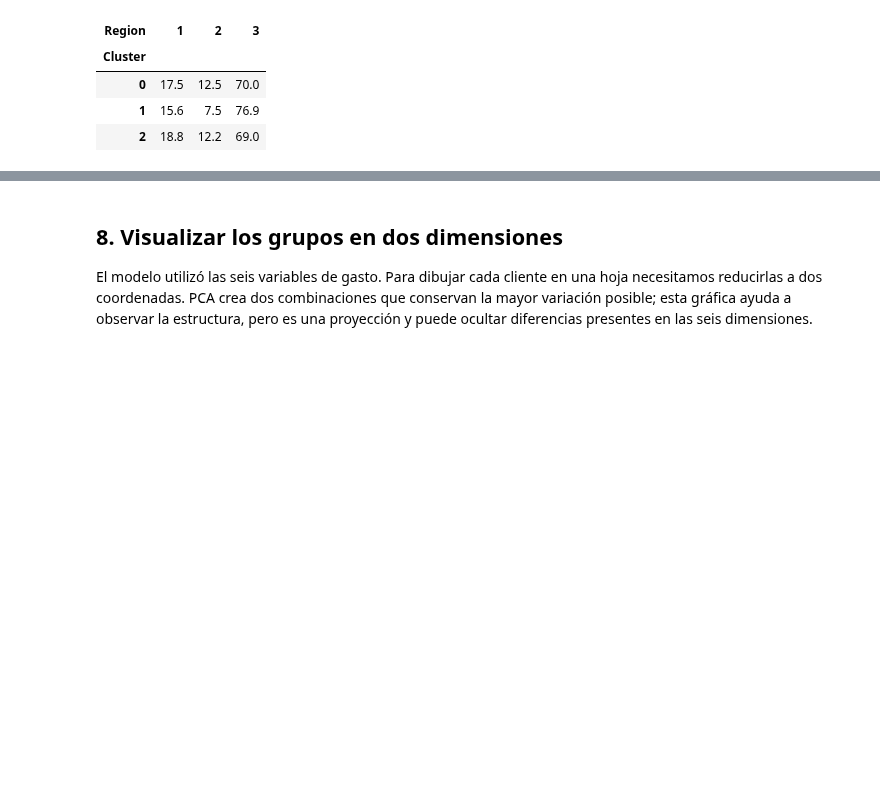
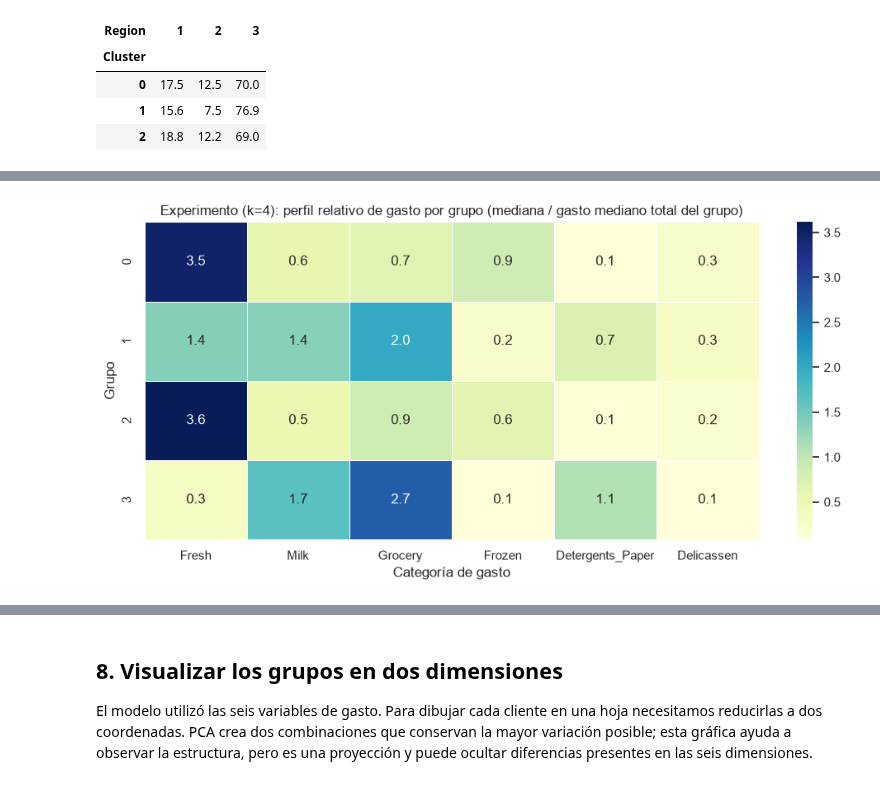
Before and after one commit to dominikcm06/BigData, a Jupyter notebook: U2_1_modelos/notebooks/U4_1_Clustering_Wholesale_Customers.ipynb, the cells around one changed output, grey strips where cells are left out. Saved outputs shown, nothing was run; the diff lists cells and outputs as text; code cells hidden in the pictures; blank space fills up the shorter version.

Commit message:
Agregar experimentacion de K-Means con otro k, etiqueta y semilla

```diff
--- a/U2_1_modelos/notebooks/U4_1_Clustering_Wholesale_Customers.ipynb
+++ b/U2_1_modelos/notebooks/U4_1_Clustering_Wholesale_Customers.ipynb
@@ -631,0 +644,14 @@ Porcentaje de clientes por región dentro de cada grupo:
+# %%
+k_experimento = 4
+modelo_kmeans_exp = KMeans(n_clusters=k_experimento, random_state=7, n_init=10)
+datos["Cluster_experimento"] = modelo_kmeans_exp.fit_predict(X_preparado)
+
+conteo_grupos_exp = datos["Cluster_experimento"].value_counts().sort_index().rename("clientes")
+conteo_grupos_exp = conteo_grupos_exp.to_frame()
+conteo_grupos_exp["porcentaje"] = (conteo_grupos_exp["clientes"] / len(datos) * 100).round(1)
+display(conteo_grupos_exp)
+
+print("Silhouette original (k=3):", round(silhouette_score(X_preparado, datos["Cluster"]), 3),
+      "| experimento (k=4):", round(silhouette_score(X_preparado, datos["Cluster_experimento"]), 3))
+print("Inercia original (k=3):", round(modelo_kmeans.inertia_, 1),
+      "| experimento (k=4):", round(modelo_kmeans_exp.inertia_, 1))
@@ -631,0 +667,4 @@ Porcentaje de clientes por región dentro de cada grupo:
+# %%
+# Perfil de cada grupo del experimento usando medianas en la escala original
+perfil_mediano_exp = datos.groupby("Cluster_experimento")[variables_gasto].median().round(0).astype(int)
+display(perfil_mediano_exp)
@@ -631,0 +678,12 @@ Porcentaje de clientes por región dentro de cada grupo:
+# %%
+perfil_visual_exp = perfil_mediano_exp.copy()
+perfil_relativo_exp = perfil_visual_exp.div(perfil_visual_exp.mean(axis=1), axis=0)
+
+plt.figure(figsize=(12, 5))
+sns.heatmap(perfil_relativo_exp, annot=True, fmt=".1f", cmap="YlGnBu", linewidths=.5)
+plt.title("Experimento (k=4): perfil relativo de gasto por grupo (mediana / gasto mediano total del grupo)")
+plt.xlabel("Categoría de gasto")
+plt.ylabel("Grupo")
+plt.show()
+# %% [output]
+[figure, added]
```
Also changed, not shown: parts of 6 cells of this notebook.
